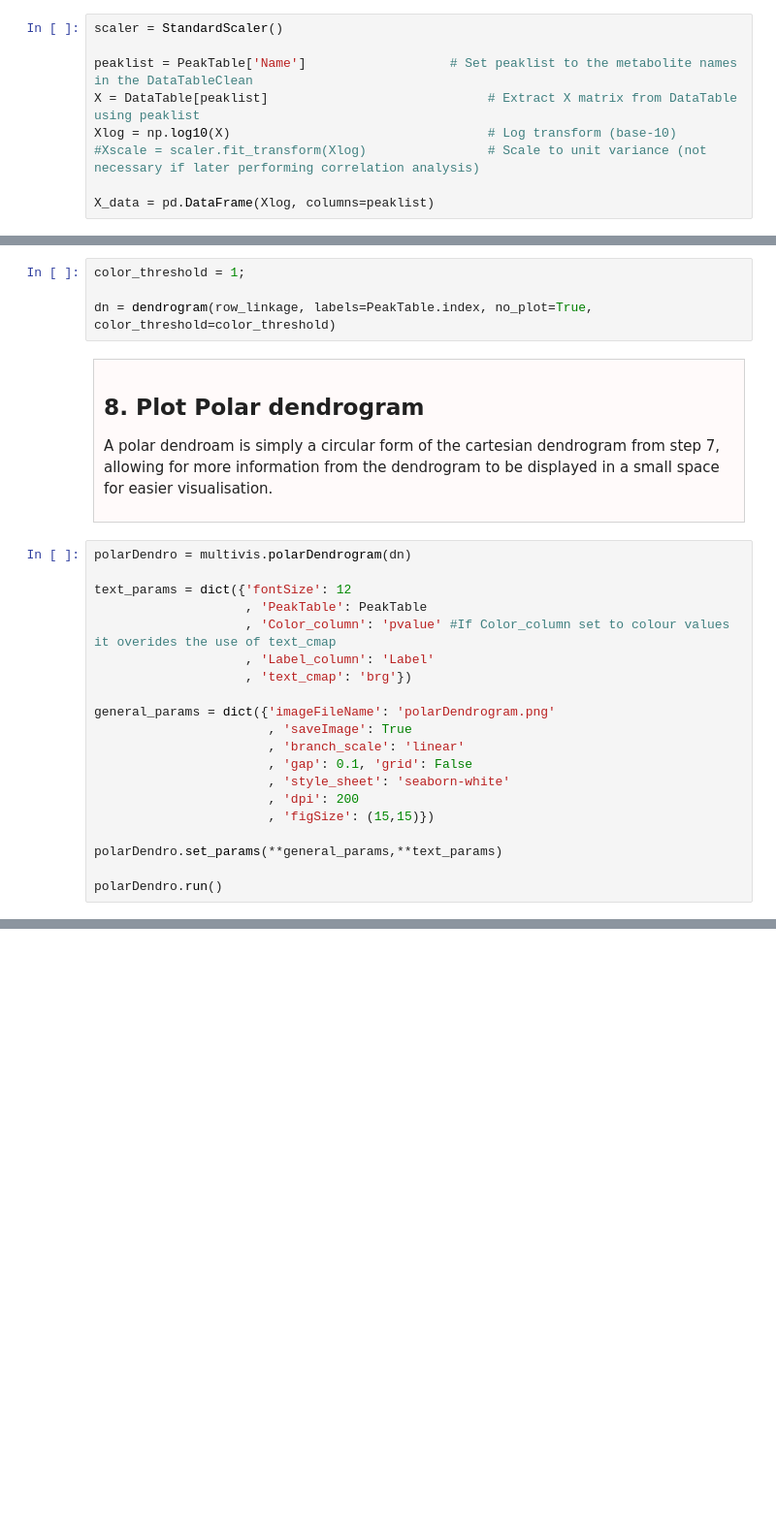
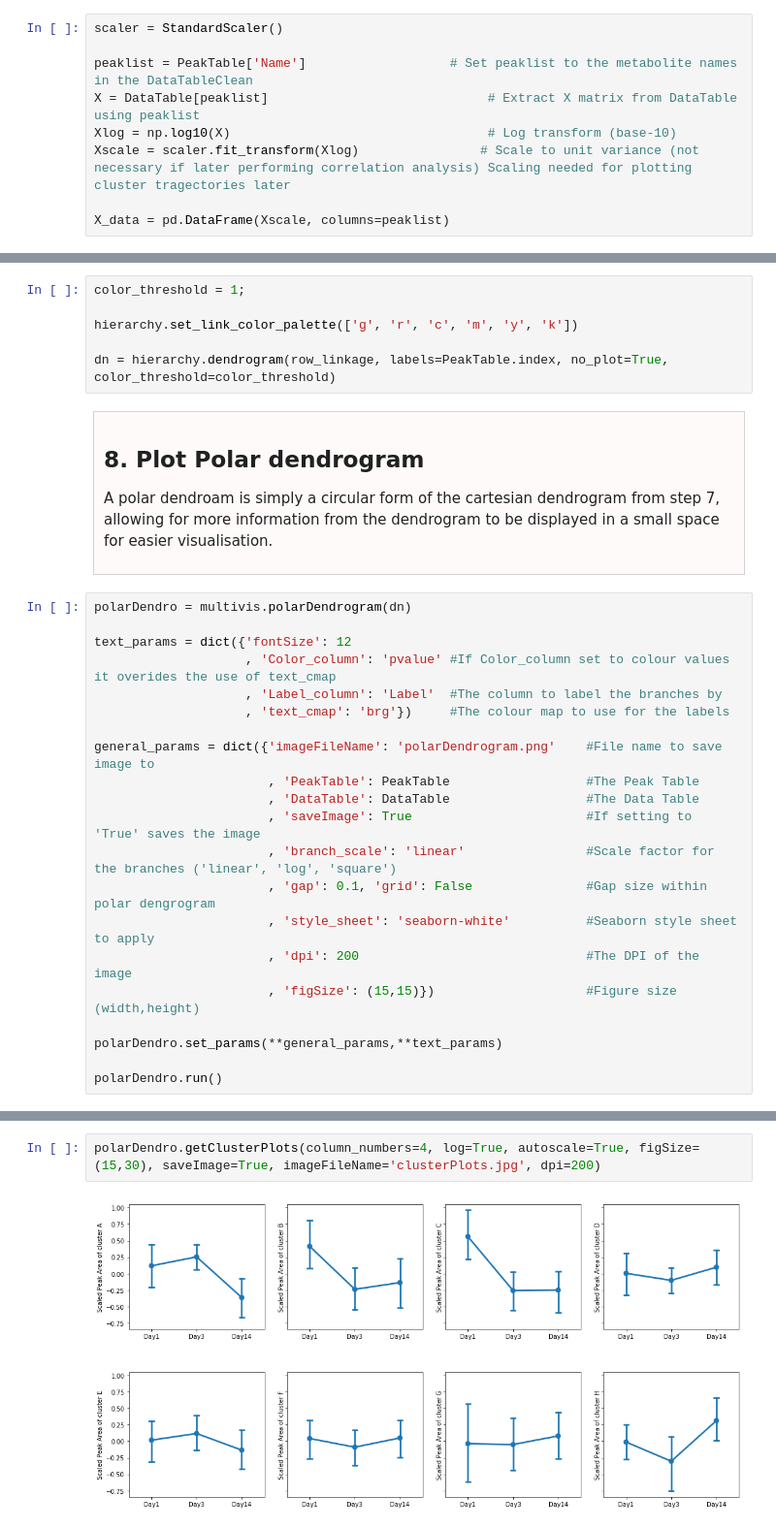
Before and after one commit to brettChapman/multivis_tutorials, a Jupyter notebook: Tutorial4.ipynb, the cells around one changed output, grey strips where cells are left out. Shown: that part at 97% size. Saved outputs shown, nothing was run; the diff lists cells and outputs as text; blank space fills up the shorter version.

```diff
--- a/Tutorial4.ipynb
+++ b/Tutorial4.ipynb
@@ -101,9 +103,9 @@ scaler = StandardScaler()
 peaklist = PeakTable['Name']                   # Set peaklist to the metabolite names in the DataTableClean
 X = DataTable[peaklist]                             # Extract X matrix from DataTable using peaklist
 Xlog = np.log10(X)                                  # Log transform (base-10)
-#Xscale = scaler.fit_transform(Xlog)                # Scale to unit variance (not necessary if later performing correlation analysis)
+Xscale = scaler.fit_transform(Xlog)                # Scale to unit variance (not necessary if later performing correlation analysis) Scaling needed for plotting cluster tragectories later
 
-X_data = pd.DataFrame(Xlog, columns=peaklist)
+X_data = pd.DataFrame(Xscale, columns=peaklist)
 # %% [markdown]
 <div style="background-color:rgb(255, 250, 250); padding:10px;  border: 1px solid lightgrey; padding-left: 1em; padding-right: 1em;">
 
@@ -149,7 +151,9 @@ Dendrograms or tree diagrams are a means to visually depict the hierarchical str
 # %%
 color_threshold = 1;
 
-dn = dendrogram(row_linkage, labels=PeakTable.index, no_plot=True, color_threshold=color_threshold)
+hierarchy.set_link_color_palette(['g', 'r', 'c', 'm', 'y', 'k'])
+
+dn = hierarchy.dendrogram(row_linkage, labels=PeakTable.index, no_plot=True, color_threshold=color_threshold)
 # %% [markdown]
 <div style="background-color:rgb(255, 250, 250); padding:10px;  border: 1px solid lightgrey; padding-left: 1em; padding-right: 1em;">
 
@@ -162,18 +166,19 @@ A polar dendroam is simply a circular form of the cartesian dendrogram from step
 polarDendro = multivis.polarDendrogram(dn)
 
 text_params = dict({'fontSize': 12
-                    , 'PeakTable': PeakTable
                     , 'Color_column': 'pvalue' #If Color_column set to colour values it overides the use of text_cmap
-                    , 'Label_column': 'Label'
-                    , 'text_cmap': 'brg'})
+                    , 'Label_column': 'Label'  #The column to label the branches by
+                    , 'text_cmap': 'brg'})     #The colour map to use for the labels
 
-general_params = dict({'imageFileName': 'polarDendrogram.png'
-                       , 'saveImage': True
-                       , 'branch_scale': 'linear'
-                       , 'gap': 0.1, 'grid': False
-                       , 'style_sheet': 'seaborn-white'
-                       , 'dpi': 200
-                       , 'figSize': (15,15)})
+general_params = dict({'imageFileName': 'polarDendrogram.png'    #File name to save image to
+                       , 'PeakTable': PeakTable                  #The Peak Table
+                       , 'DataTable': DataTable                  #The Data Table
+                       , 'saveImage': True                       #If setting to 'True' saves the image
+                       , 'branch_scale': 'linear'                #Scale factor for the branches ('linear', 'log', 'square')
+                       , 'gap': 0.1, 'grid': False               #Gap size within polar dengrogram
+                       , 'style_sheet': 'seaborn-white'          #Seaborn style sheet to apply
+                       , 'dpi': 200                              #The DPI of the image
+                       , 'figSize': (15,15)})                    #Figure size (width,height)
 
 polarDendro.set_params(**general_params,**text_params)
 
@@ -182,0 +196,4 @@ polarDendro.run()
+# %%
+polarDendro.getClusterPlots(column_numbers=4, log=True, autoscale=True, figSize=(15,30), saveImage=True, imageFileName='clusterPlots.jpg', dpi=200)
+# %% [output]
+[figure, added]
```
Also changed, not shown: parts of 3 cells of this notebook, 7 other files.
